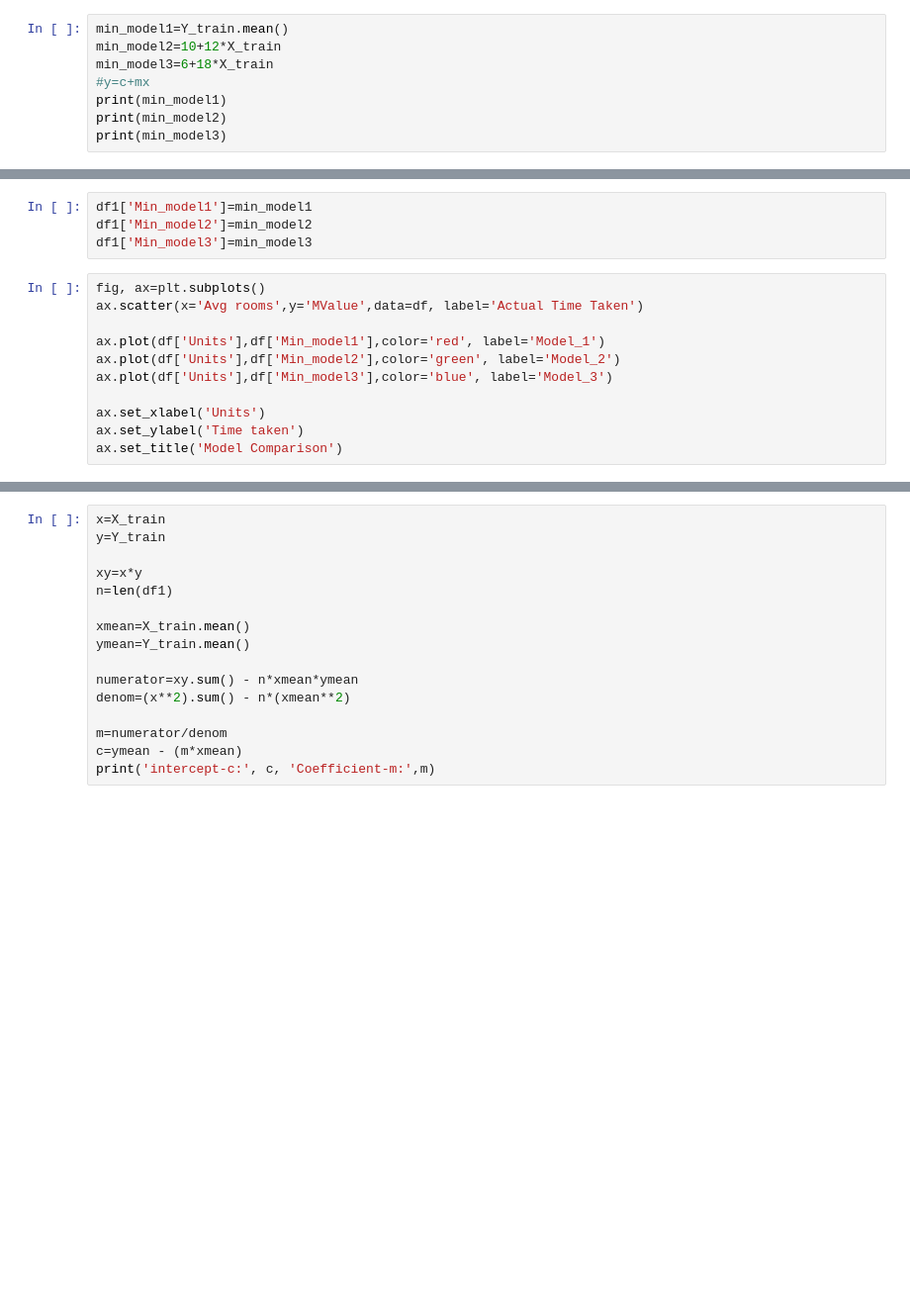
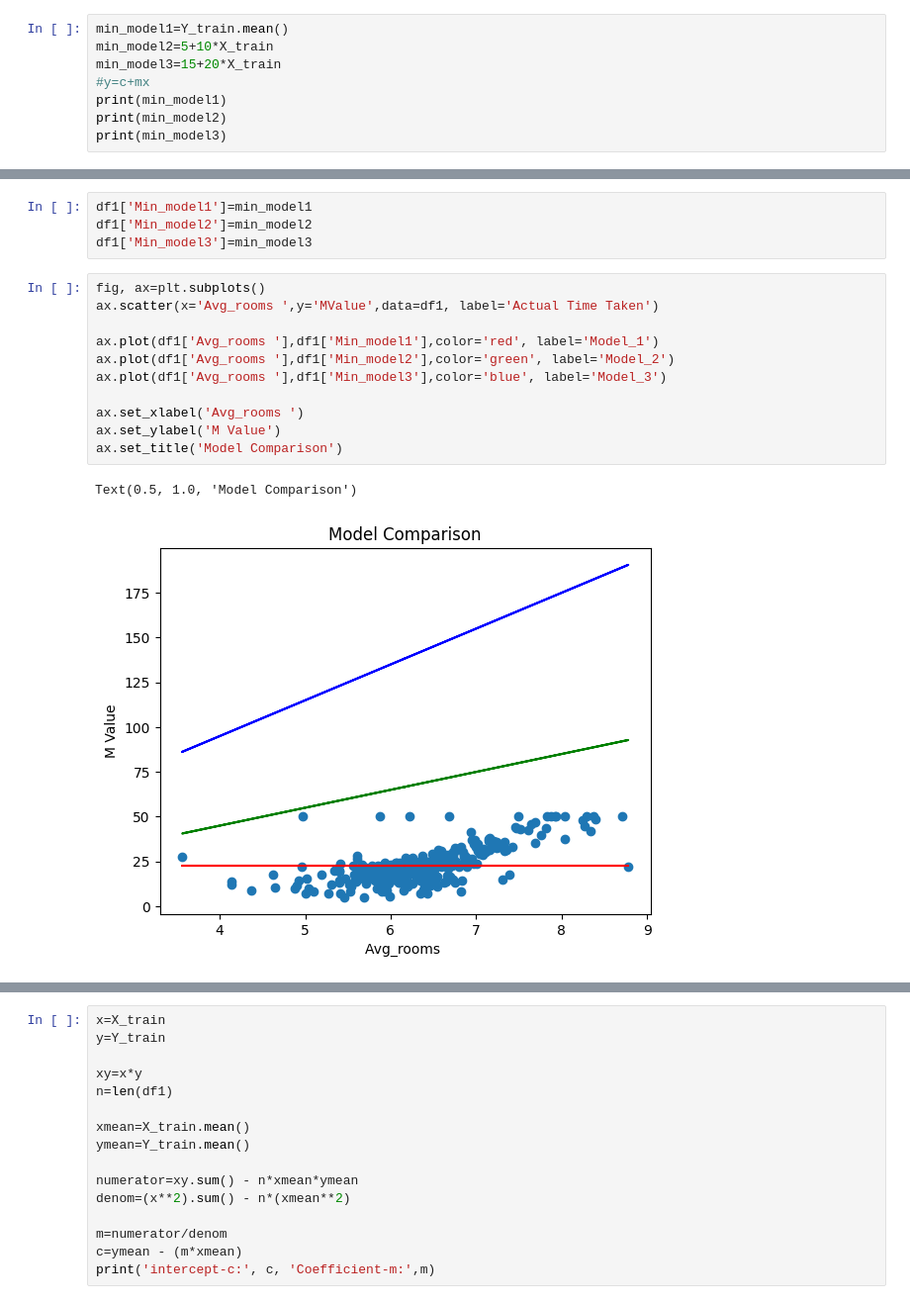
Before and after one commit to swetha2348568/ML_assignments, a Jupyter notebook: 2348568_lab1_aml.ipynb, the cells around one changed output, grey strips where cells are left out. Shown at 99% size. Drawn from its saved outputs; the diff is of its cells as text; blank space fills up the shorter version.

```diff
--- a/2348568_lab1_aml.ipynb
+++ b/2348568_lab1_aml.ipynb
@@ -80,7 +80,7 @@ Index(['Avg_rooms ', 'MValue', 'Min_model1', 'Min_model2', 'Min_model3'], dtype=
 # %%
 min_model1=Y_train.mean()
-min_model2=10+12*X_train
-min_model3=6+18*X_train
+min_model2=5+10*X_train
+min_model3=15+20*X_train
 #y=c+mx
 print(min_model1)
 print(min_model2)
@@ -109,12 +109,15 @@ df1['Min_model2']=min_model2
 df1['Min_model3']=min_model3
 # %%
 fig, ax=plt.subplots()
-ax.scatter(x='Avg rooms',y='MValue',data=df, label='Actual Time Taken')
+ax.scatter(x='Avg_rooms ',y='MValue',data=df1, label='Actual Time Taken')
 
-ax.plot(df['Units'],df['Min_model1'],color='red', label='Model_1')
-ax.plot(df['Units'],df['Min_model2'],color='green', label='Model_2')
-ax.plot(df['Units'],df['Min_model3'],color='blue', label='Model_3')
+ax.plot(df1['Avg_rooms '],df1['Min_model1'],color='red', label='Model_1')
+ax.plot(df1['Avg_rooms '],df1['Min_model2'],color='green', label='Model_2')
+ax.plot(df1['Avg_rooms '],df1['Min_model3'],color='blue', label='Model_3')
 
-ax.set_xlabel('Units')
-ax.set_ylabel('Time taken')
+ax.set_xlabel('Avg_rooms ')
+ax.set_ylabel('M Value')
 ax.set_title('Model Comparison')
+# %% [output]
+Text(0.5, 1.0, 'Model Comparison')
+[figure, added]
```
Also changed, not shown: parts of 21 cells of this notebook.
